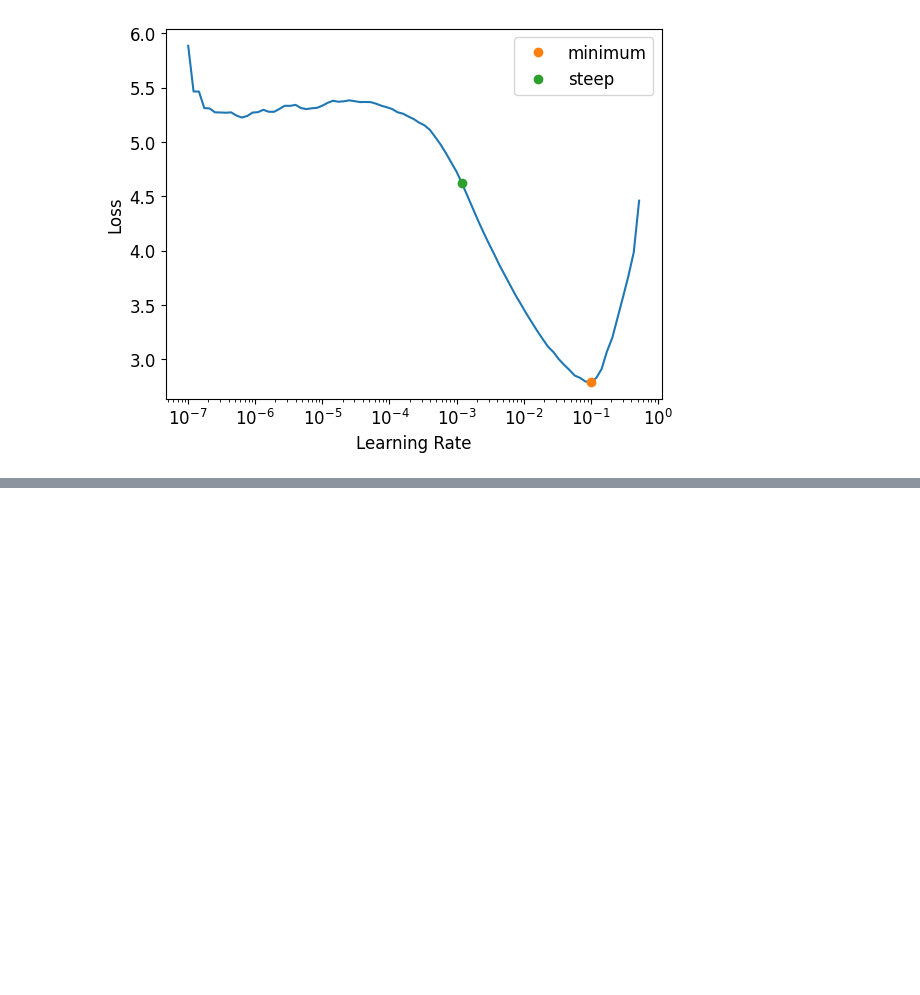
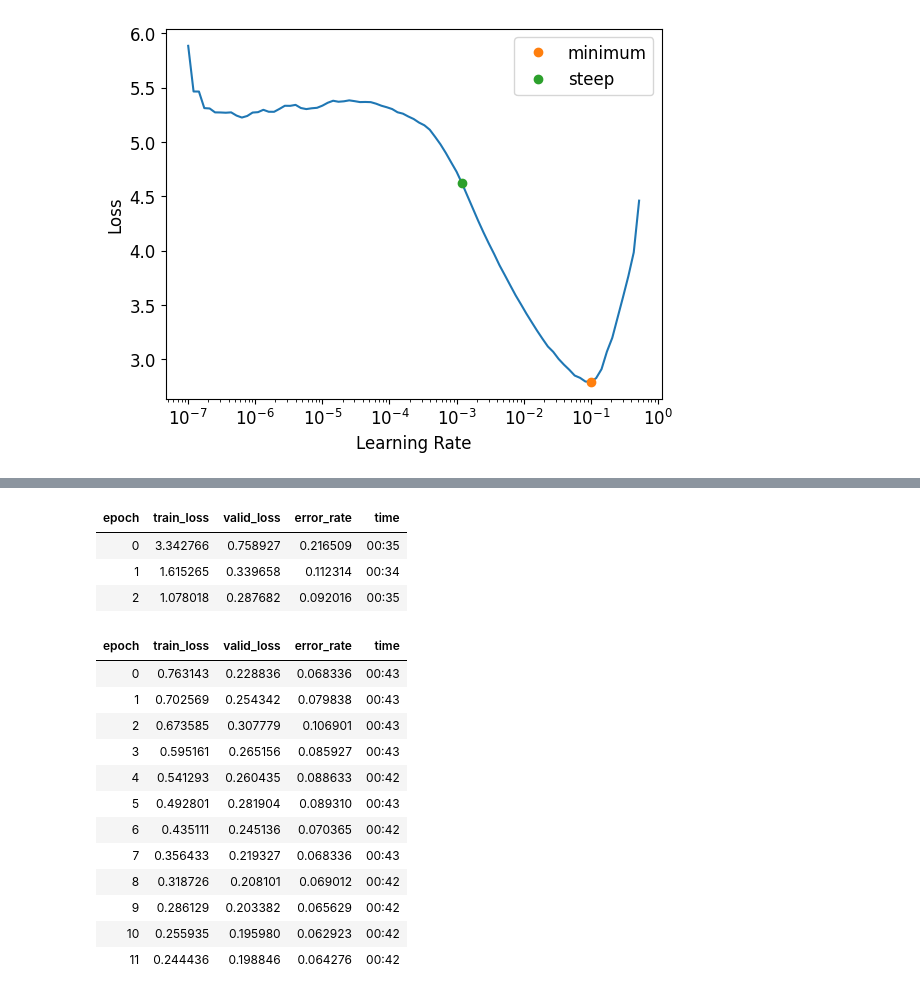
Before and after one commit to CodeWithOz/fastai-deep-learn-coders, a Jupyter notebook: ch-05-pet-breeds-improvements.ipynb, the cells around one changed output, grey strips where cells are left out. Saved outputs shown, nothing was run; the diff lists cells and outputs as text; code cells hidden in the pictures; blank space fills up the shorter version.

```diff
--- a/ch-05-pet-breeds-improvements.ipynb
+++ b/ch-05-pet-breeds-improvements.ipynb
@@ -152,0 +191,4 @@ learn.fine_tune(12, freeze_epochs=3)
+# %%
+learn1 = vision_learner(dls1, resnet34, metrics=error_rate)
+learn1.fine_tune(12, freeze_epochs=3)
+# %% [output]
@@ -152,0 +196,17 @@ learn.fine_tune(12, freeze_epochs=3)
+| epoch | train_loss | valid_loss | error_rate | time |
+| 0 | 3.342766 | 0.758927 | 0.216509 | 00:35 |
+| 1 | 1.615265 | 0.339658 | 0.112314 | 00:34 |
+| 2 | 1.078018 | 0.287682 | 0.092016 | 00:35 |
+| epoch | train_loss | valid_loss | error_rate | time |
+| 0 | 0.763143 | 0.228836 | 0.068336 | 00:43 |
+| 1 | 0.702569 | 0.254342 | 0.079838 | 00:43 |
+| 2 | 0.673585 | 0.307779 | 0.106901 | 00:43 |
+| 3 | 0.595161 | 0.265156 | 0.085927 | 00:43 |
+| 4 | 0.541293 | 0.260435 | 0.088633 | 00:42 |
+| 5 | 0.492801 | 0.281904 | 0.089310 | 00:43 |
+| 6 | 0.435111 | 0.245136 | 0.070365 | 00:42 |
+| 7 | 0.356433 | 0.219327 | 0.068336 | 00:43 |
+| 8 | 0.318726 | 0.208101 | 0.069012 | 00:42 |
+| 9 | 0.286129 | 0.203382 | 0.065629 | 00:42 |
+| 10 | 0.255935 | 0.195980 | 0.062923 | 00:42 |
+| 11 | 0.244436 | 0.198846 | 0.064276 | 00:42 |
```
Also changed, not shown: parts of 7 cells of this notebook.
